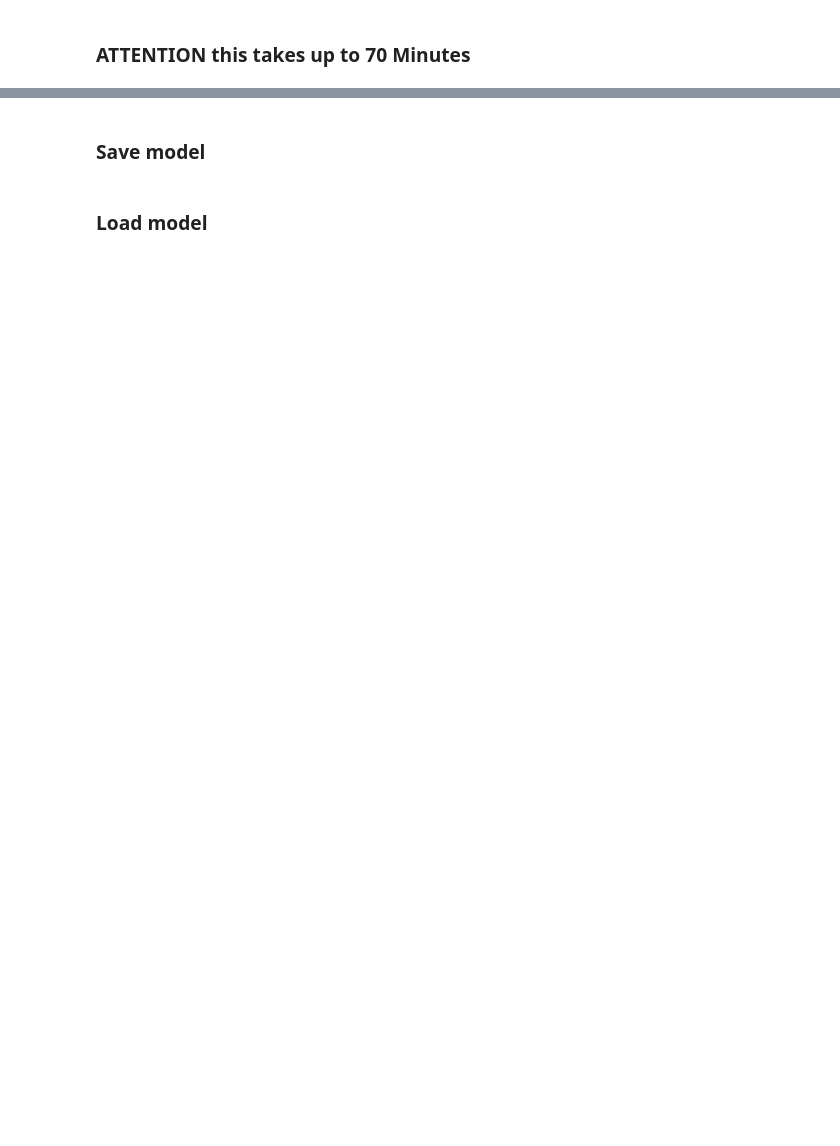
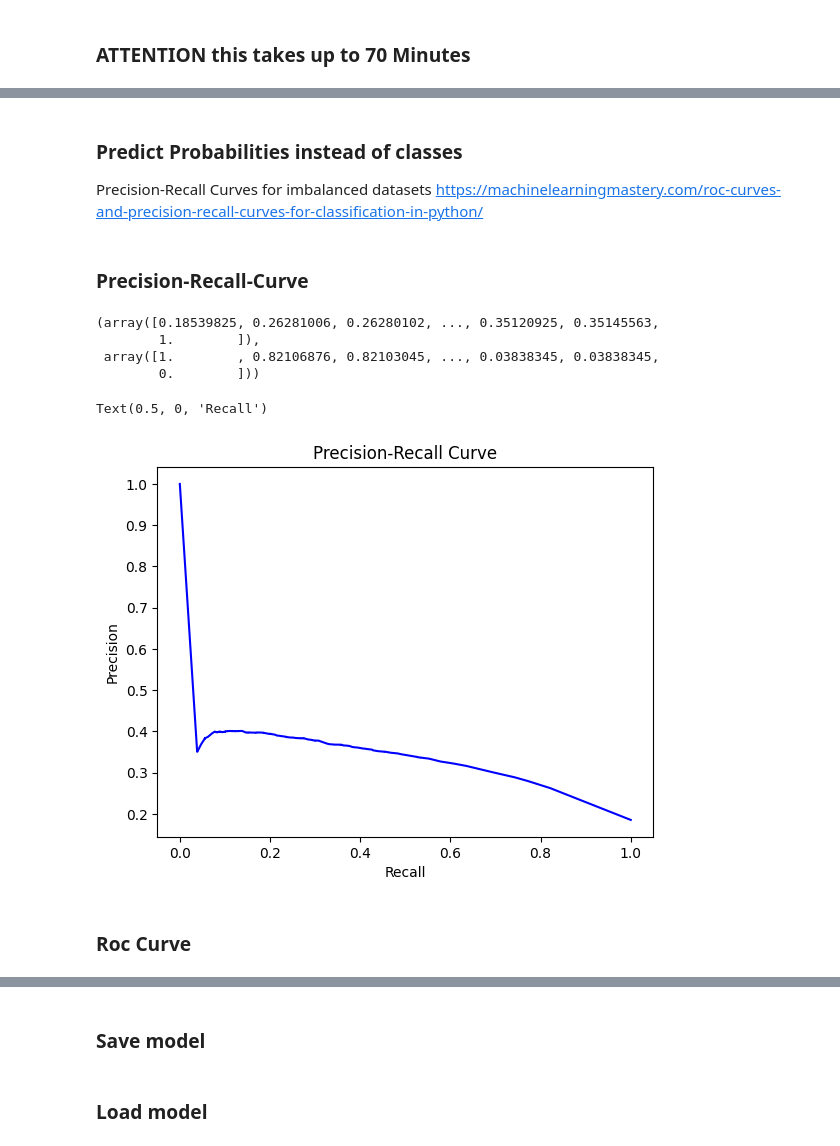
Before and after one commit to n-hundenborn/diabetes-forecasting, a Jupyter notebook: dev_model_training.ipynb, the cells around one changed output, grey strips where cells are left out. Saved outputs shown, nothing was run; the diff lists cells and outputs as text; code cells hidden in the pictures; blank space fills up the shorter version.

```diff
--- a/dev_model_training.ipynb
+++ b/dev_model_training.ipynb
@@ -350,0 +445,26 @@ roc_auc_score = 0.8091603114442764
+# %% [markdown]
+### Predict Probabilities instead of classes
+Precision-Recall Curves for imbalanced datasets
+https://machinelearningmastery.com/roc-curves-and-precision-recall-curves-for-classification-in-python/
+# %%
+y_predict_proba = model.predict_proba(X_test)[:, 1]
+# %% [markdown]
+### Precision-Recall-Curve
+# %%
+p_precision, p_recall, _ = precision_recall_curve(y_test, y_predict_proba)
+p_precision, p_recall
+# %% [output]
+(array([0.18539825, 0.26281006, 0.26280102, ..., 0.35120925, 0.35145563,
+        1.        ]),
+ array([1.        , 0.82106876, 0.82103045, ..., 0.03838345, 0.03838345,
+        0.        ]))
+# %%
+#viz
+fig, ax = plt.subplots()
+ax.plot(p_recall, p_precision, color="blue")
+ax.set_title("Precision-Recall Curve")
+ax.set_ylabel("Precision")
+ax.set_xlabel("Recall")
+# %% [output]
+Text(0.5, 0, 'Recall')
+[figure, added]
@@ -350,0 +484,2 @@ roc_auc_score = 0.8091603114442764
+# %% [markdown]
+### Roc Curve
```
Also changed, not shown: parts of 21 cells of this notebook.
